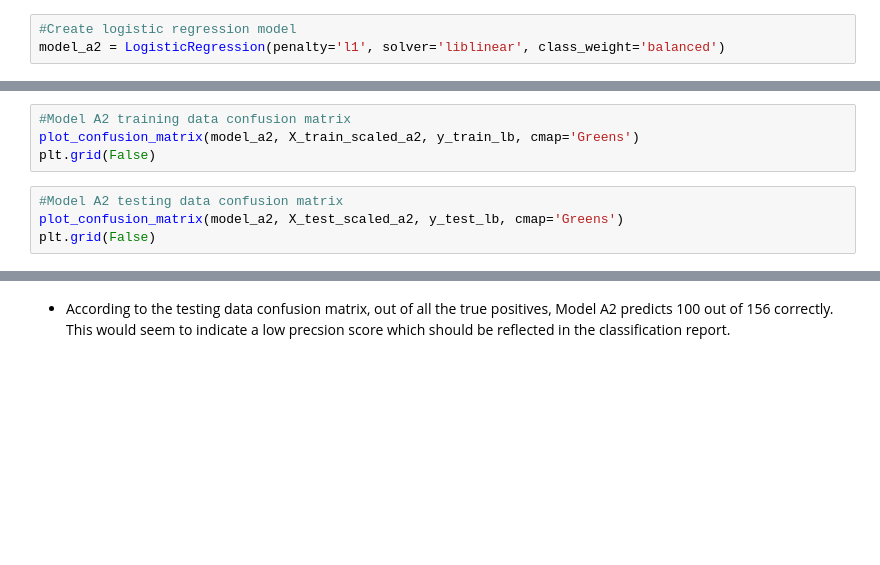
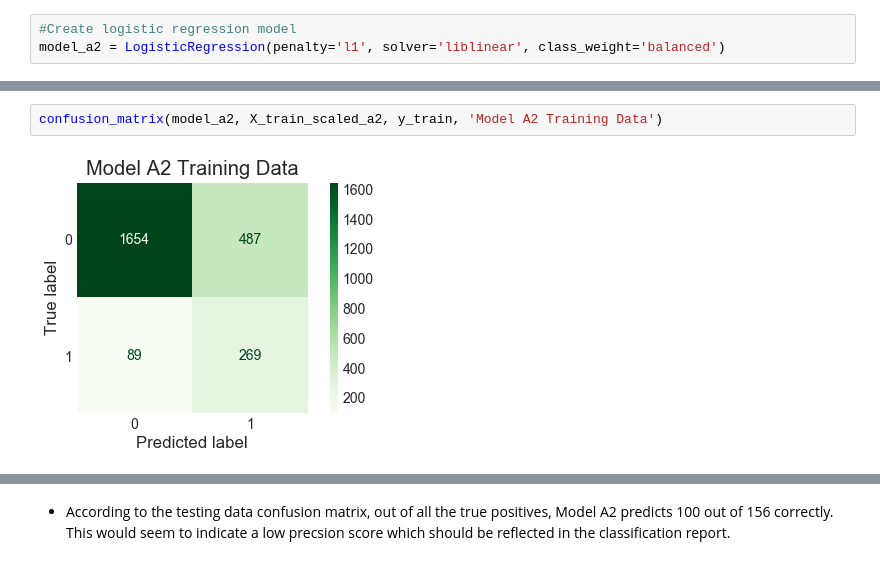
Before and after one commit to jmg0144/Customer-Churn-Classification-Analysis, a Jupyter notebook: SyriaTel-Customer-Churn-Analysis.ipynb, the cells around one changed output, grey strips where cells are left out. Saved outputs shown, nothing was run; the diff lists cells and outputs as text; blank space fills up the shorter version.

```diff
--- a/SyriaTel-Customer-Churn-Analysis.ipynb
+++ b/SyriaTel-Customer-Churn-Analysis.ipynb
@@ -726,8 +741,4 @@ coef_dict_a2
-# %%
-#Model A2 training data confusion matrix
-plot_confusion_matrix(model_a2, X_train_scaled_a2, y_train_lb, cmap='Greens')
-plt.grid(False)
-# %%
-#Model A2 testing data confusion matrix
-plot_confusion_matrix(model_a2, X_test_scaled_a2, y_test_lb, cmap='Greens')
-plt.grid(False)
+# %%
+confusion_matrix(model_a2, X_train_scaled_a2, y_train, 'Model A2 Training Data')
+# %% [output]
+[figure, added]
```
Also changed, not shown: parts of 32 cells of this notebook.
